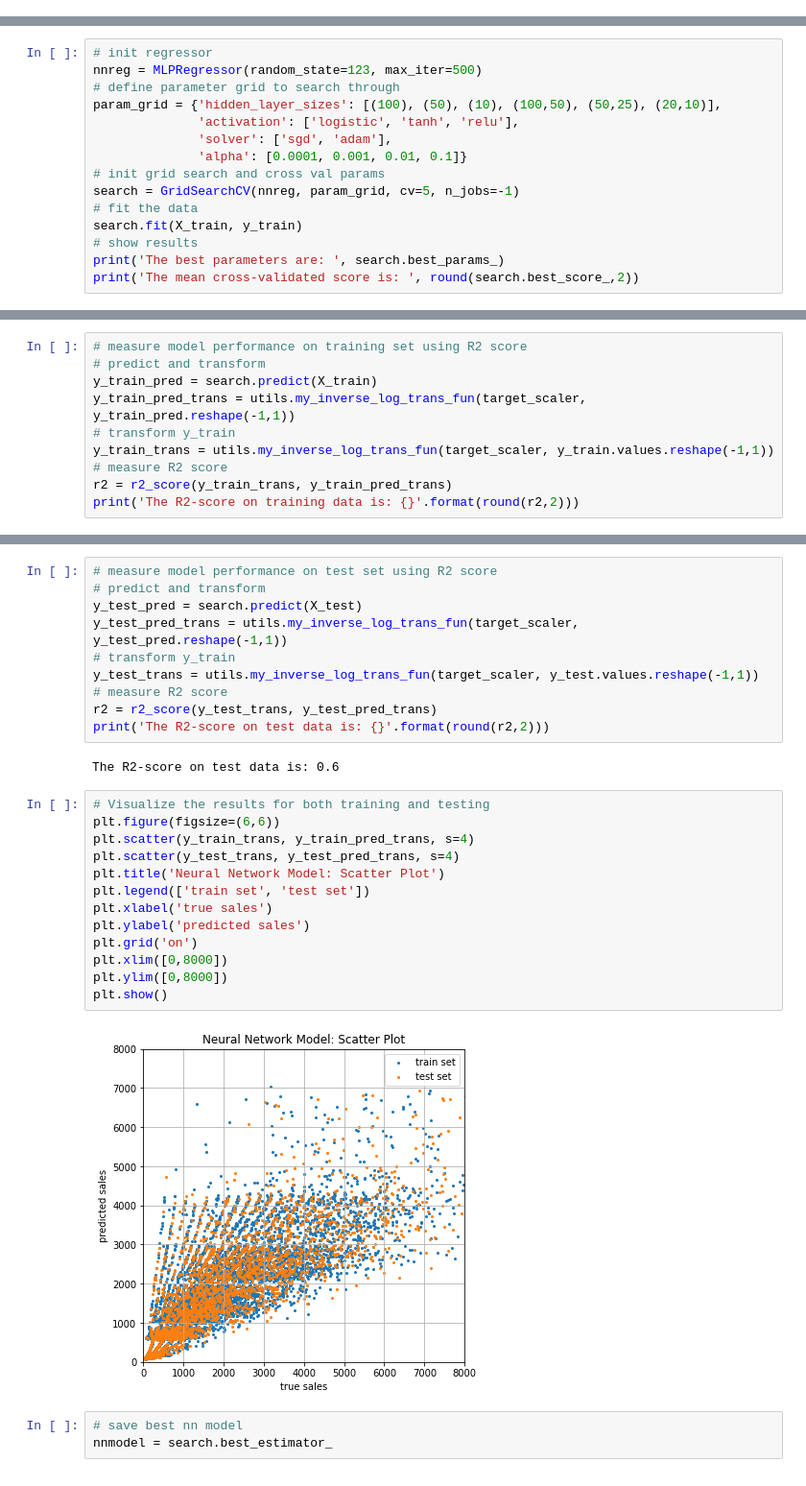
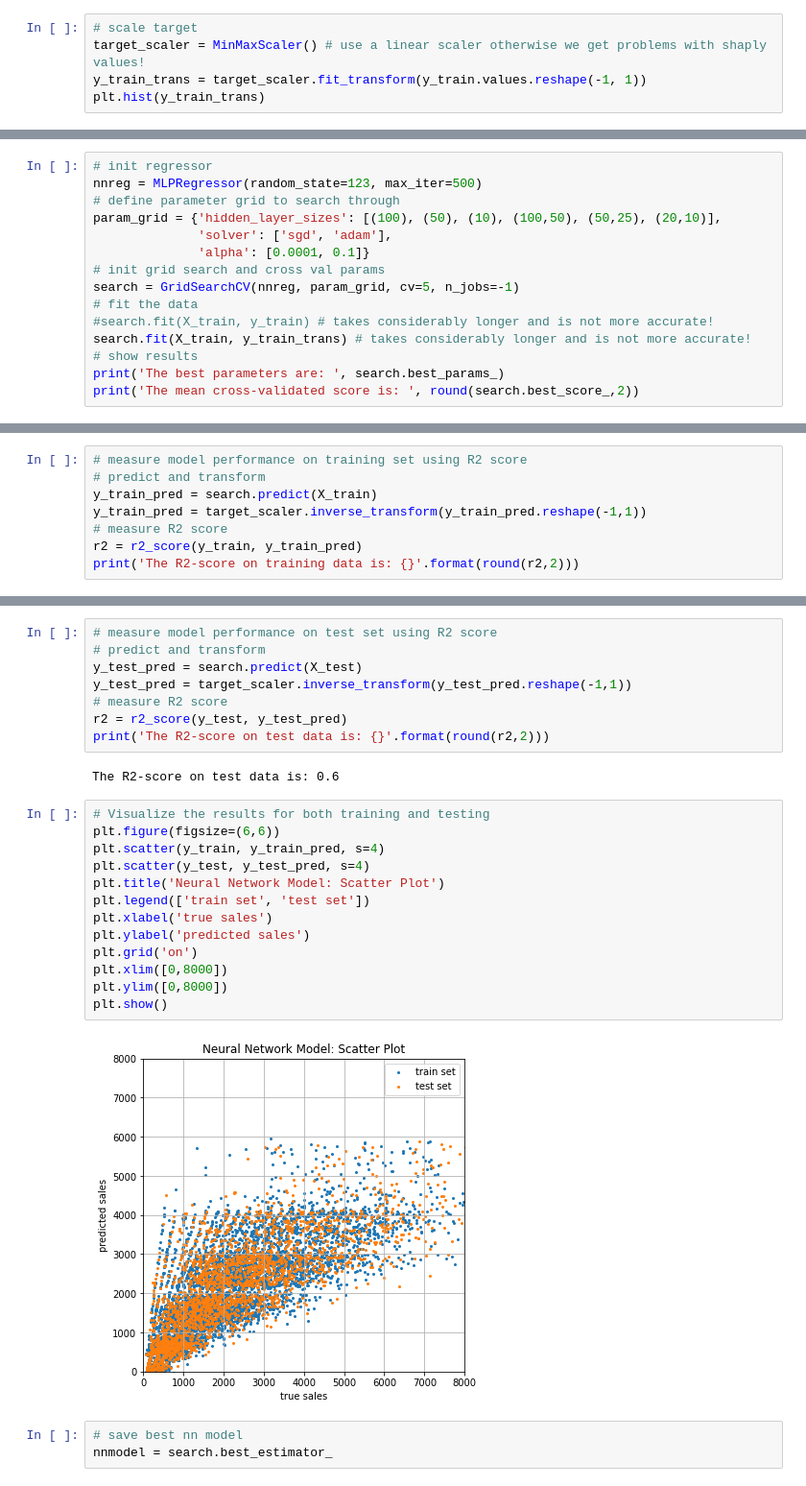
Before and after one commit to Sebastian1981/Sales_Prediction, a Jupyter notebook: notebooks/poc.ipynb, the cells around one changed output, grey strips where cells are left out. Shown at 96% size. Cells and saved outputs as stored; diff of their text form.

```diff
--- a/notebooks/poc.ipynb
+++ b/notebooks/poc.ipynb
@@ -471,0 +478,5 @@ treemodel = search.best_estimator_
+# %%
+# scale target
+target_scaler = MinMaxScaler() # use a linear scaler otherwise we get problems with shaply values!
+y_train_trans = target_scaler.fit_transform(y_train.values.reshape(-1, 1))
+plt.hist(y_train_trans)
@@ -474,13 +491,13 @@ treemodel = search.best_estimator_
 nnreg = MLPRegressor(random_state=123, max_iter=500)
 # define parameter grid to search through
 param_grid = {'hidden_layer_sizes': [(100), (50), (10), (100,50), (50,25), (20,10)],
-              'activation': ['logistic', 'tanh', 'relu'],
               'solver': ['sgd', 'adam'],
-              'alpha': [0.0001, 0.001, 0.01, 0.1]}
+              'alpha': [0.0001, 0.1]}
 # init grid search and cross val params
 search = GridSearchCV(nnreg, param_grid, cv=5, n_jobs=-1)
 # fit the data
-search.fit(X_train, y_train)
+#search.fit(X_train, y_train) # takes considerably longer and is not more accurate!
+search.fit(X_train, y_train_trans) # takes considerably longer and is not more accurate!
 # show results
 print('The best parameters are: ', search.best_params_)
 print('The mean cross-validated score is: ', round(search.best_score_,2))
@@ -491,10 +508,8 @@ The mean cross-validated score is:  0.73
 # measure model performance on training set using R2 score
 # predict and transform
 y_train_pred = search.predict(X_train)
-y_train_pred_trans = utils.my_inverse_log_trans_fun(target_scaler, y_train_pred.reshape(-1,1))
-# transform y_train
-y_train_trans = utils.my_inverse_log_trans_fun(target_scaler, y_train.values.reshape(-1,1))
+y_train_pred = target_scaler.inverse_transform(y_train_pred.reshape(-1,1))
 # measure R2 score
-r2 = r2_score(y_train_trans, y_train_pred_trans)
+r2 = r2_score(y_train, y_train_pred)
 print('The R2-score on training data is: {}'.format(round(r2,2)))
 # %% [output]
@@ -503,29 +518,27 @@ The R2-score on training data is: 0.58
 # measure model performance on test set using R2 score
 # predict and transform
 y_test_pred = search.predict(X_test)
-y_test_pred_trans = utils.my_inverse_log_trans_fun(target_scaler, y_test_pred.reshape(-1,1))
-# transform y_train
-y_test_trans = utils.my_inverse_log_trans_fun(target_scaler, y_test.values.reshape(-1,1))
+y_test_pred = target_scaler.inverse_transform(y_test_pred.reshape(-1,1))
 # measure R2 score
-r2 = r2_score(y_test_trans, y_test_pred_trans)
+r2 = r2_score(y_test, y_test_pred)
 print('The R2-score on test data is: {}'.format(round(r2,2)))
 # %% [output]
 The R2-score on test data is: 0.6
 # %%
 # Visualize the results for both training and testing
 plt.figure(figsize=(6,6))
-plt.scatter(y_train_trans, y_train_pred_trans, s=4)
-plt.scatter(y_test_trans, y_test_pred_trans, s=4)
+plt.scatter(y_train, y_train_pred, s=4)
+plt.scatter(y_test, y_test_pred, s=4)
 plt.title('Neural Network Model: Scatter Plot')
 plt.legend(['train set', 'test set'])
 plt.xlabel('true sales')
 plt.ylabel('predicted sales')
 plt.grid('on')
 plt.xlim([0,8000])
 plt.ylim([0,8000])
 plt.show()
 # %% [output]
-[figure, old version]
+[figure, new version]
 # %%
 # save best nn model
 nnmodel = search.best_estimator_
```
Also changed, not shown: parts of 21 cells of this notebook.
